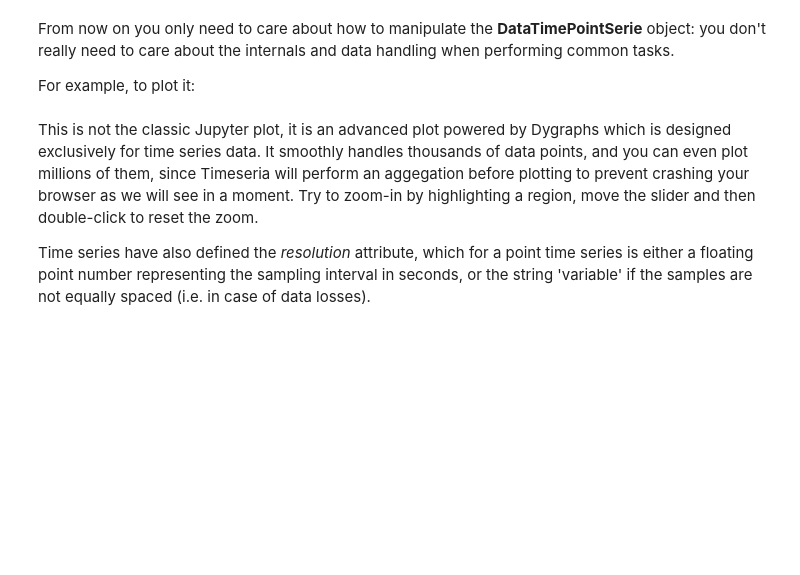
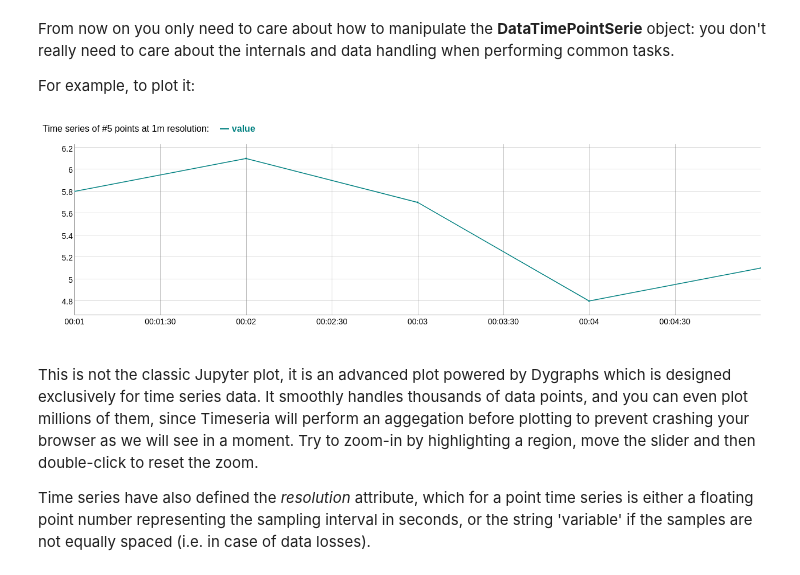
Before and after one commit to sarusso/Timeseria-notebooks, a Jupyter notebook: notebooks/Welcome.ipynb, the cells around one changed output. Saved outputs shown, nothing was run; the diff lists cells and outputs as text; code cells hidden in the pictures; blank space fills up the shorter version.

```diff
--- a/notebooks/Welcome.ipynb
+++ b/notebooks/Welcome.ipynb
@@ -190,7 +220,9 @@ From now on you only need to care about how to manipulate the **DataTimePointSer
 
 For example, to plot it:
 # %%
-timeseries.plot()
+timeseries.plot(interactive=False)
+# %% [output]
+[figure, added]
 # %% [markdown]
 This is not the classic Jupyter plot, it is an advanced plot powered by Dygraphs which is designed exclusively for time series data. It smoothly handles thousands of data points, and you can even plot millions of them, since Timeseria will perform an aggegation before plotting to prevent crashing your browser as we will see in a moment. Try to zoom-in by highlighting a region, move the slider and then double-click to reset the zoom.
 
```
Also changed, not shown: parts of 77 cells of this notebook, 1 other file.
